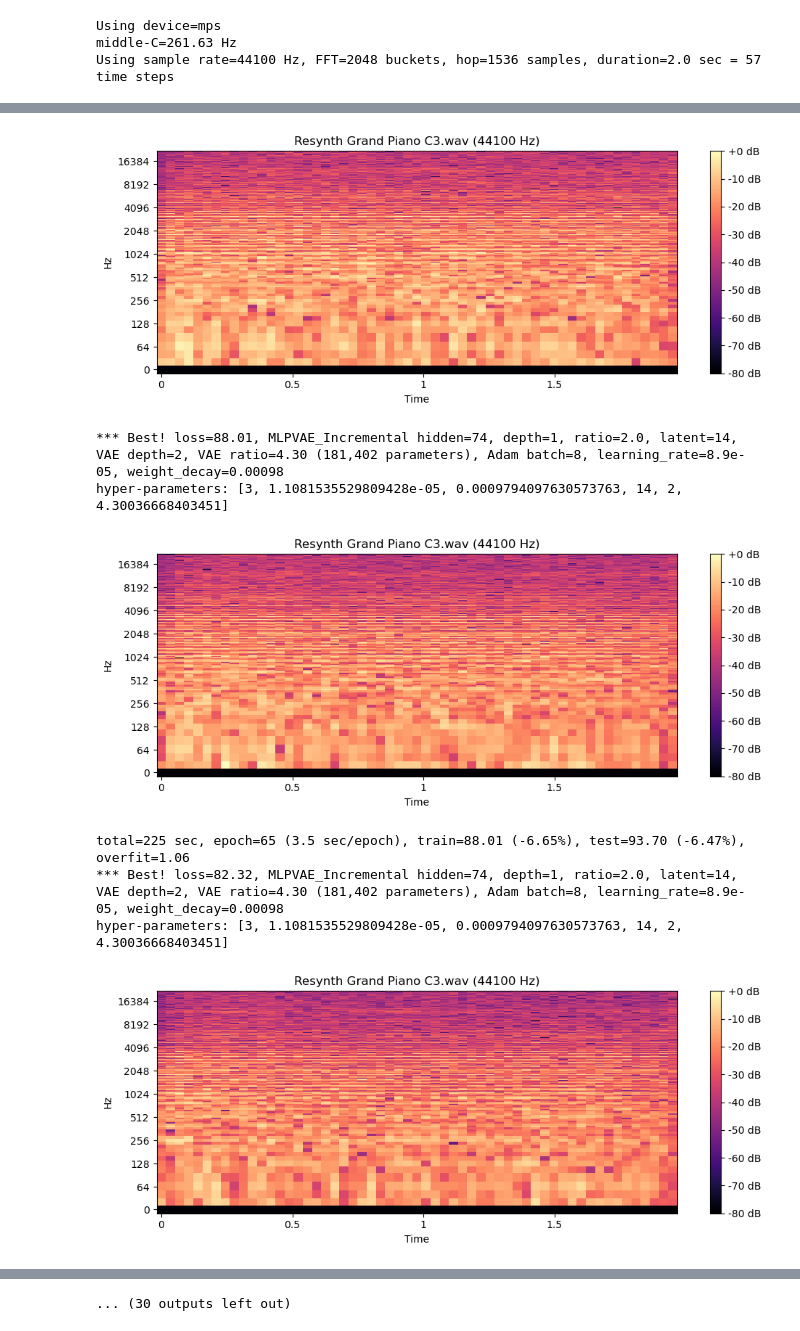
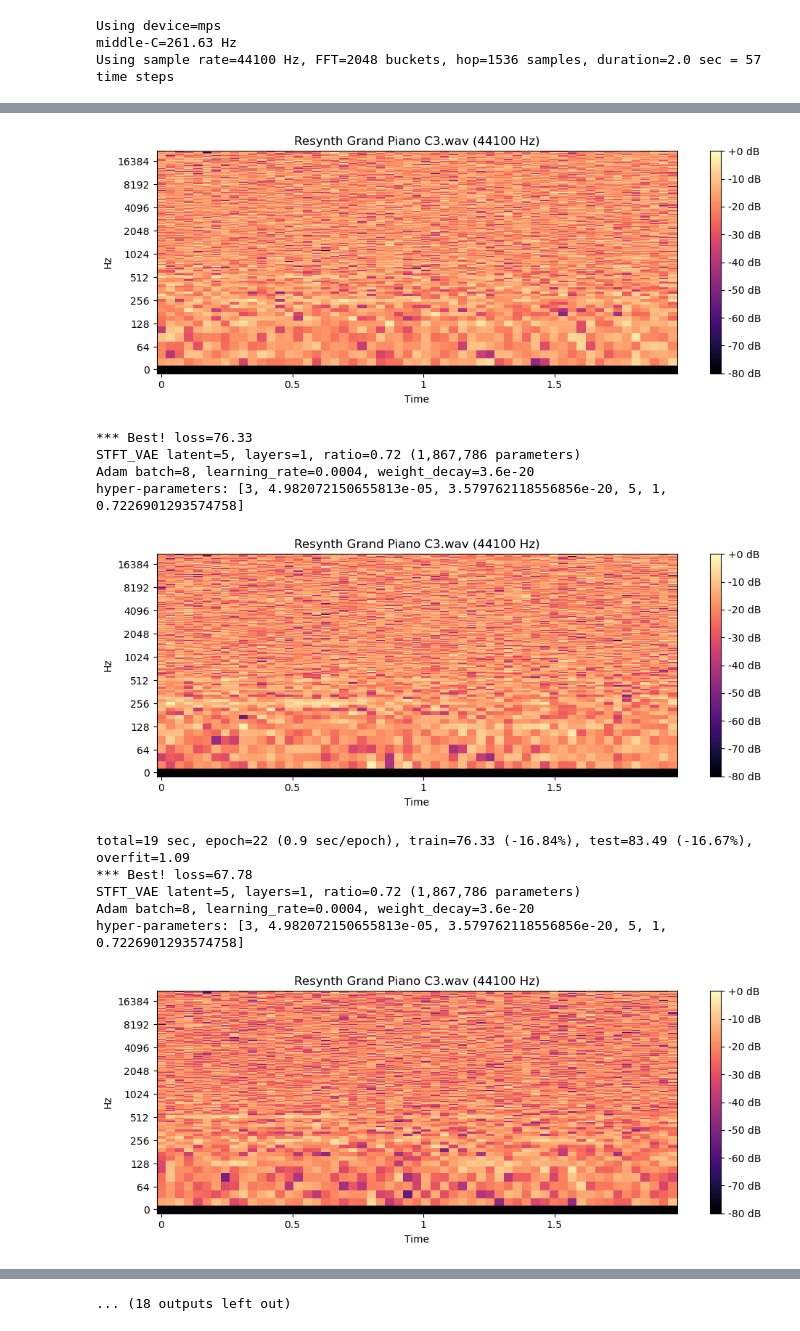
Before and after one commit to RikMaxSpeed/SampleGen, a Jupyter notebook: MakeAndTrain.ipynb, the cells around one changed output, grey strips where cells are left out. Cells and saved outputs as stored; diff of their text form; code cells hidden in the pictures.

```diff
--- a/MakeAndTrain.ipynb
+++ b/MakeAndTrain.ipynb
@@ -21,7 +21,8 @@ Using sample rate=44100 Hz, FFT=2048 buckets, hop=1536 samples, duration=2.0 sec
 # %%
 # Find out the best hyper-parameters to train this model (typically needs to run overnight)
 #model = "StepWiseMLP" # or "RNNAutoEncoder" and RNN_VAE_Incremental", or "StepWiseMLP" and "MLPVAE_Incremental"
-model = "MLPVAE_Incremental"
+#model = "MLPVAE_Incremental"
+model = "STFT_VAE"
 
 optimise_hyper_parameters(model)
 
@@ -63,8 +64,12 @@ hyper-parameters: [3, 1.1081535529809428e-05, 0.0009794097630573763, 14, 2, 4.30
-[figure, old version]
+[figure, new version]
-*** Best! loss=88.01, MLPVAE_Incremental hidden=74, depth=1, ratio=2.0, latent=14, VAE depth=2, VAE ratio=4.30 (181,402 parameters), Adam batch=8, learning_rate=8.9e-05, weight_decay=0.00098
-hyper-parameters: [3, 1.1081535529809428e-05, 0.0009794097630573763, 14, 2, 4.30036668403451]
+*** Best! loss=76.33
+STFT_VAE latent=5, layers=1, ratio=0.72 (1,867,786 parameters)
+Adam batch=8, learning_rate=0.0004, weight_decay=3.6e-20
+hyper-parameters: [3, 4.982072150655813e-05, 3.579762118556856e-20, 5, 1, 0.7226901293574758]
-[figure, old version]
+[figure, new version]
-total=225 sec, epoch=65 (3.5 sec/epoch), train=88.01 (-6.65%), test=93.70 (-6.47%), overfit=1.06
-*** Best! loss=82.32, MLPVAE_Incremental hidden=74, depth=1, ratio=2.0, latent=14, VAE depth=2, VAE ratio=4.30 (181,402 parameters), Adam batch=8, learning_rate=8.9e-05, weight_decay=0.00098
-hyper-parameters: [3, 1.1081535529809428e-05, 0.0009794097630573763, 14, 2, 4.30036668403451]
+total=19 sec, epoch=22 (0.9 sec/epoch), train=76.33 (-16.84%), test=83.49 (-16.67%), overfit=1.09
+*** Best! loss=67.78
+STFT_VAE latent=5, layers=1, ratio=0.72 (1,867,786 parameters)
+Adam batch=8, learning_rate=0.0004, weight_decay=3.6e-20
+hyper-parameters: [3, 4.982072150655813e-05, 3.579762118556856e-20, 5, 1, 0.7226901293574758]
-[figure, old version]
+[figure, new version]
@@ -74 +81 @@ hyper-parameters: [3, 1.1081535529809428e-05, 0.0009794097630573763, 14, 2, 4.30
-... (30 outputs left out)
+... (18 outputs left out)
```
Also changed, not shown: parts of 1 cell of this notebook, 8 other files.
